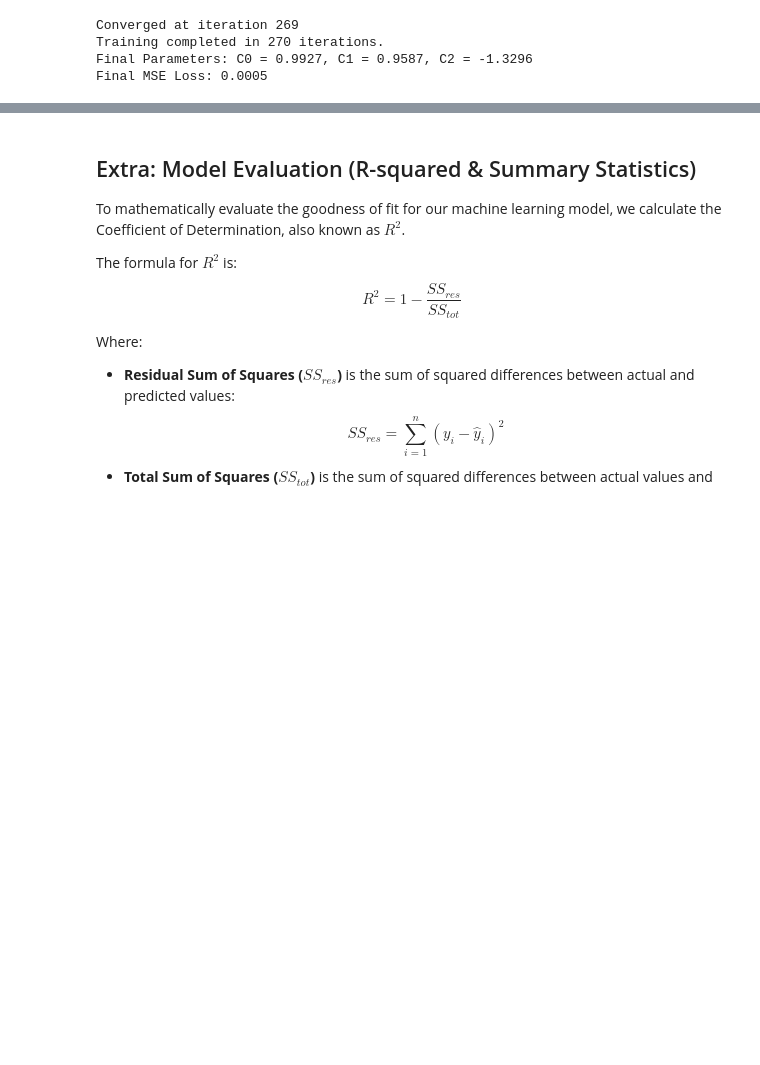
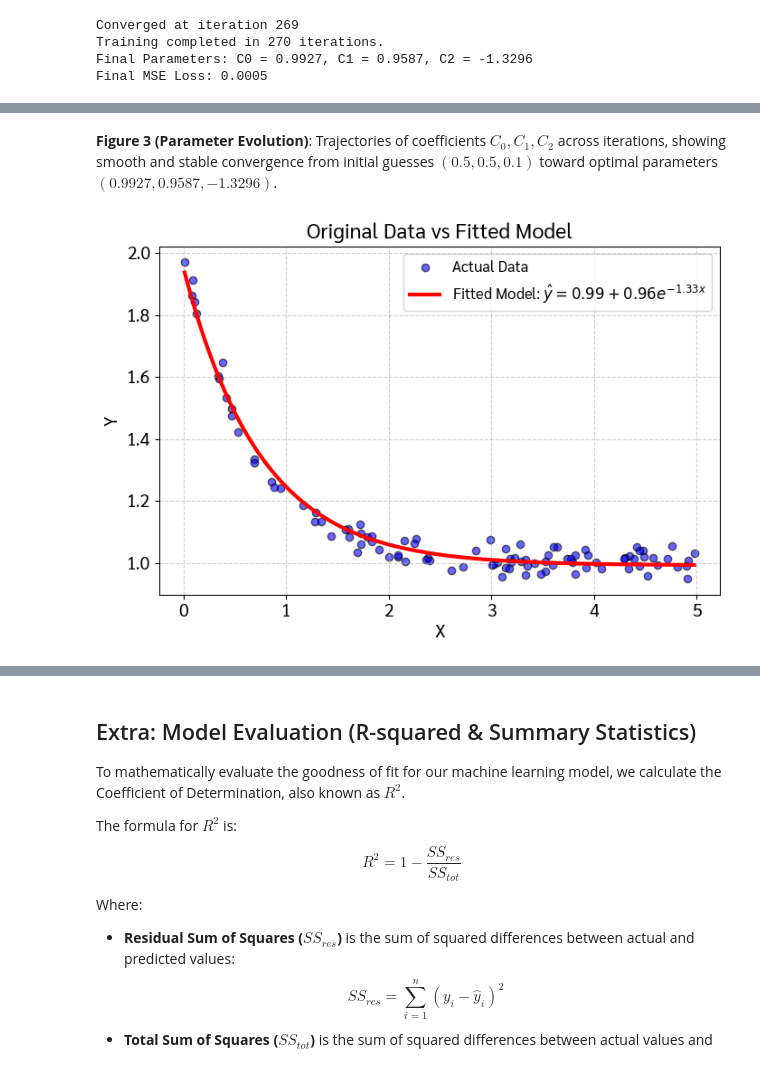
Before and after one commit to Palapluem/cpe342-machine-learning, a Jupyter notebook: assignment/Assignment 2_Training models via iterative approach/Assignment_2_GD.ipynb, the cells around one changed output, grey strips where cells are left out. Cells and saved outputs as stored; diff of their text form; code cells hidden in the pictures; blank space fills up the shorter version.

```diff
--- a/assignment/Assignment 2_Training models via iterative approach/Assignment_2_GD.ipynb
+++ b/assignment/Assignment 2_Training models via iterative approach/Assignment_2_GD.ipynb
@@ -232,0 +260,18 @@ In this section, we analyze the training behavior and performance of our model u
+# %% [markdown]
+**Figure 3 (Parameter Evolution)**: Trajectories of coefficients $C_0, C_1, C_2$ across iterations, showing smooth and stable convergence from initial guesses $(0.5, 0.5, 0.1)$ toward optimal parameters $(0.9927, 0.9587, -1.3296)$.
+# %%
+# Plot 3: Fitted Curve vs Actual Data
+plt.figure(figsize=(8, 5))
+x_line = np.linspace(min(X), max(X), 100)
+y_line = C0 + C1 * np.exp(C2 * x_line)
+plt.scatter(X, Y, color='blue', alpha=0.6, label='Actual Data', edgecolor='k')
+plt.plot(x_line, y_line, 'r-', linewidth=3, label=f'Fitted Model: $\\hat{{y}} = {C0:.2f} + {C1:.2f}e^{{{C2:.2f}x}}$')
+plt.xlabel('X')
+plt.ylabel('Y')
+plt.title('Original Data vs Fitted Model')
+plt.legend(fontsize=12)
+plt.grid(True, linestyle='--', alpha=0.6)
+plt.savefig('plot_4_fitted_curve.pdf', bbox_inches='tight')
+plt.show()
+# %% [output]
+[figure, added]
```
Also changed, not shown: parts of 12 cells of this notebook, 13 other files.
